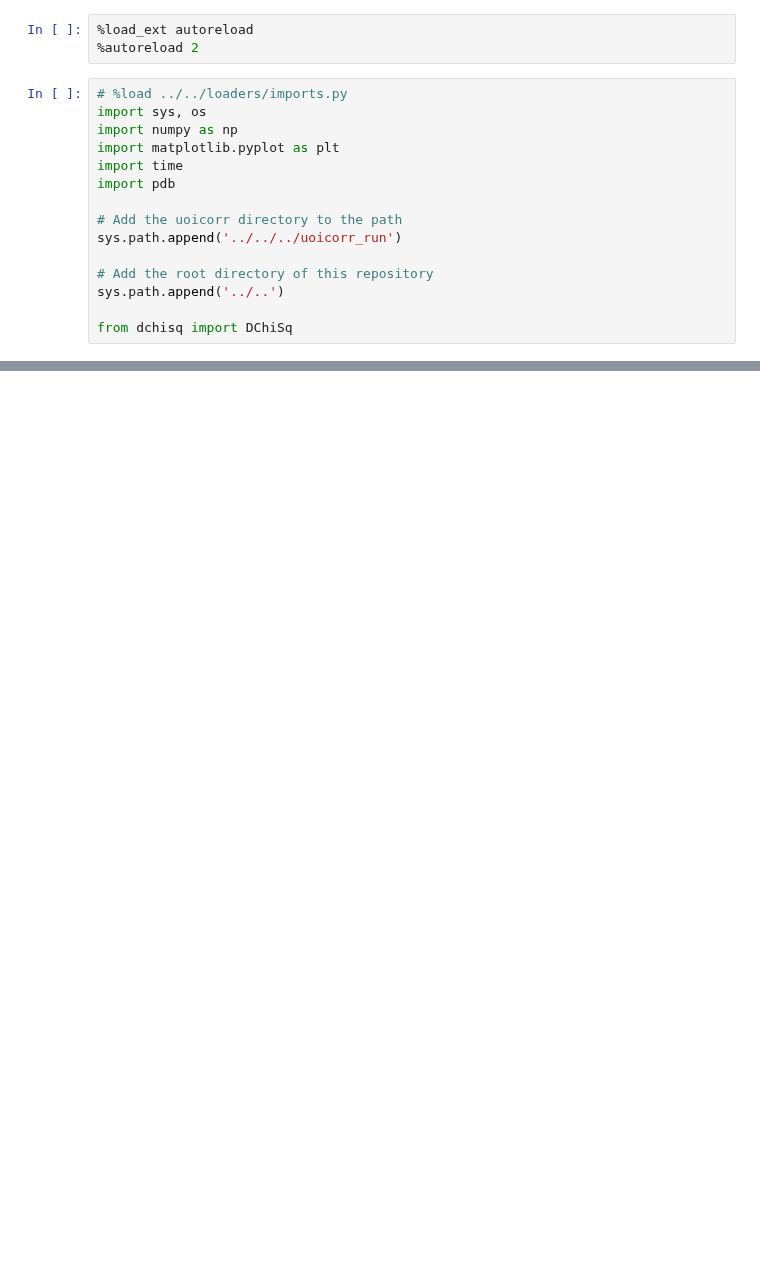
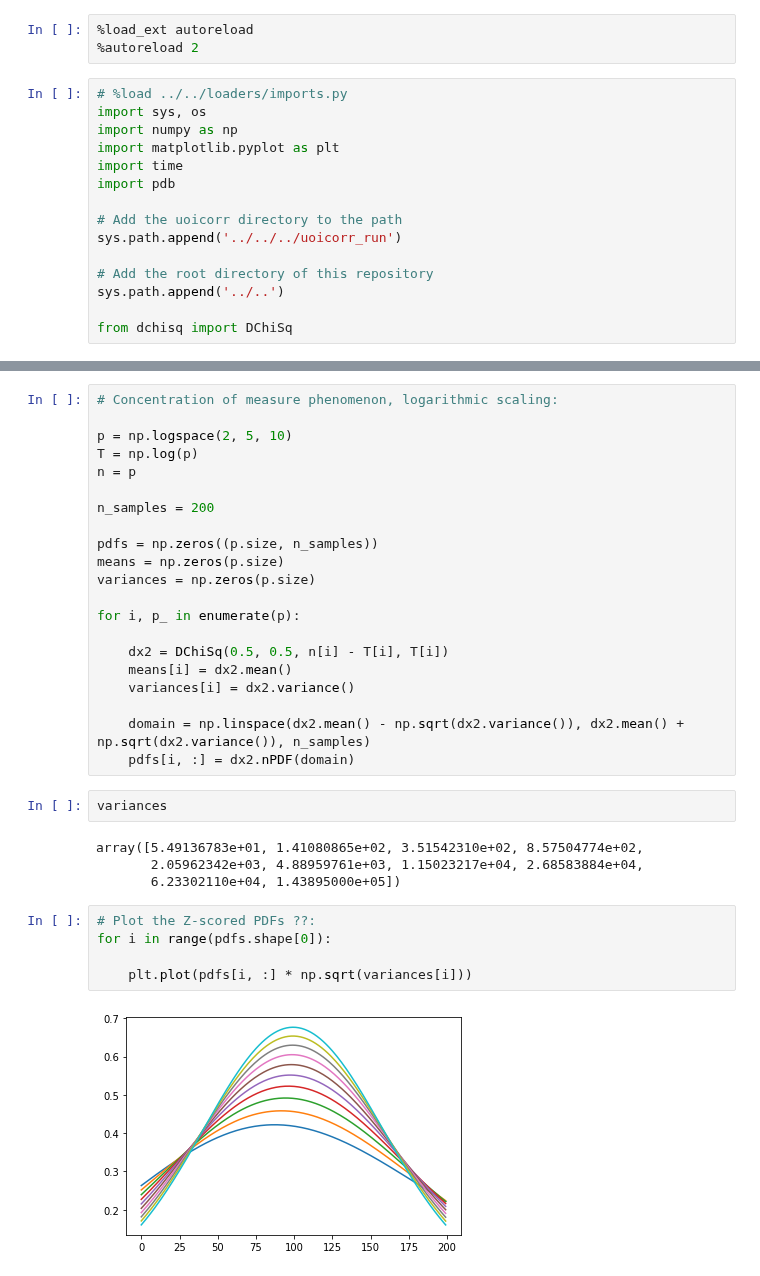
Before and after one commit to akumar01/uoicorr_analysis, a Jupyter notebook: notebooks/Theory/DChiSq.ipynb, the cells around one changed output, grey strips where cells are left out. Drawn from its saved outputs; the diff is of its cells as text; blank space fills up the shorter version.

```diff
--- a/notebooks/Theory/DChiSq.ipynb
+++ b/notebooks/Theory/DChiSq.ipynb
@@ -49,0 +52,34 @@ plt.hist(samples, density=True)
+# %%
+# Concentration of measure phenomenon, logarithmic scaling:
+
+p = np.logspace(2, 5, 10)
+T = np.log(p)
+n = p
+
+n_samples = 200
+
+pdfs = np.zeros((p.size, n_samples))
+means = np.zeros(p.size)
+variances = np.zeros(p.size)
+
+for i, p_ in enumerate(p):
+
+    dx2 = DChiSq(0.5, 0.5, n[i] - T[i], T[i])
+    means[i] = dx2.mean()
+    variances[i] = dx2.variance()
+
+    domain = np.linspace(dx2.mean() - np.sqrt(dx2.variance()), dx2.mean() + np.sqrt(dx2.variance()), n_samples)
+    pdfs[i, :] = dx2.nPDF(domain)
+# %%
+variances
+# %% [output]
+array([5.49136783e+01, 1.41080865e+02, 3.51542310e+02, 8.57504774e+02,
+       2.05962342e+03, 4.88959761e+03, 1.15023217e+04, 2.68583884e+04,
+       6.23302110e+04, 1.43895000e+05])
+# %%
+# Plot the Z-scored PDFs ??:
+for i in range(pdfs.shape[0]):
+
+    plt.plot(pdfs[i, :] * np.sqrt(variances[i]))
+# %% [output]
+[figure, added]
```
Also changed, not shown: parts of 9 cells of this notebook, 1 other file.
